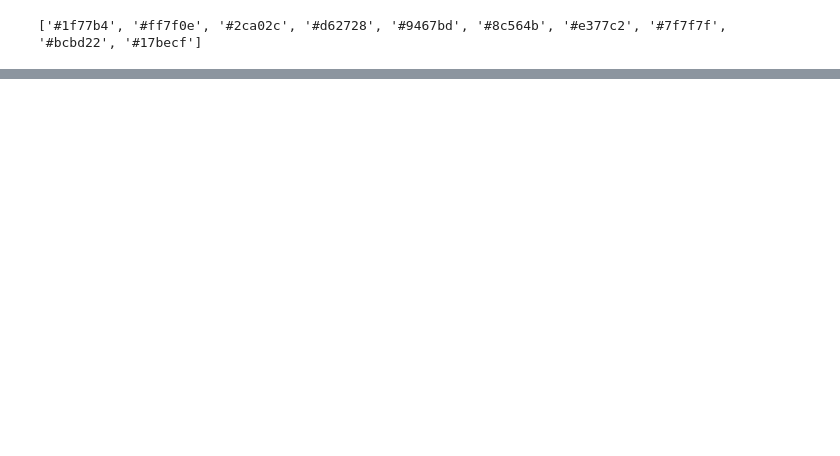
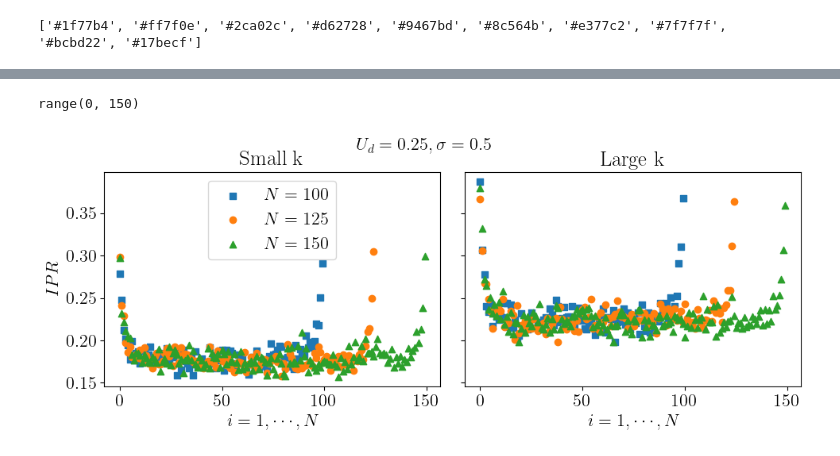
Before and after one commit to ofeypolv/dipbec, a Jupyter notebook: runs.ipynb, the cells around one changed output, grey strips where cells are left out. Saved outputs shown, nothing was run; the diff lists cells and outputs as text; code cells hidden in the pictures; blank space fills up the shorter version.

```diff
--- a/runs.ipynb
+++ b/runs.ipynb
@@ -60,0 +218,38 @@ print(pal.as_hex())
+# %%
+fig, (ax1, ax2) = plt.subplots(1,2, figsize=(10,4), sharey=True)
+
+xdata1s = range(len(ipr1_sk))
+xdata2s = range(len(ipr2_sk))
+xdata3s = range(len(ipr3_sk))
+xdata1l = range(len(ipr1_lk))
+xdata2l = range(len(ipr2_lk))
+xdata3l = range(len(ipr3_lk))
+
+print(xdata3s)
+
+
+ax1.scatter(xdata1s , ipr1_sk, label=r'$N = {}$'.format(N1), marker='s')
+ax1.scatter(xdata2s , ipr2_sk, label=r'$N = {}$'.format(N2), marker='o')
+ax1.scatter(xdata3s , ipr3_sk, label=r'$N = {}$'.format(N3), marker='^')
+
+ax1.set_ylabel(r"$IPR$")
+ax1.set_xlabel(r"$i=1,\cdots,N$")
+
+ax1.set_title('Small k')
+ax1.legend(loc='best')
+
+ax2.scatter(xdata1l , ipr1_lk, label=r'$N = {}$'.format(N1), marker='s')
+ax2.scatter(xdata2l , ipr2_lk, label=r'$N = {}$'.format(N2), marker='o')
+ax2.scatter(xdata3l , ipr3_lk, label=r'$N = {}$'.format(N3), marker='^')
+
+ax2.set_xlabel(r"$i=1,\cdots,N$")
+ax2.set_title('Large k')
+
+fig.tight_layout()
+fig.suptitle(r"$U_d = {}, \sigma = {}$".format(Ud, sigma), fontsize=16)
+plt.savefig(r"wf_$U_d={}_s={}$.pdf".format(Ud, sigma), format='pdf', bbox_inches='tight') # uncomment to save the figure
+
+plt.show()
+# %% [output]
+range(0, 150)
+[figure, added]
```
Also changed, not shown: parts of 14 cells of this notebook.
